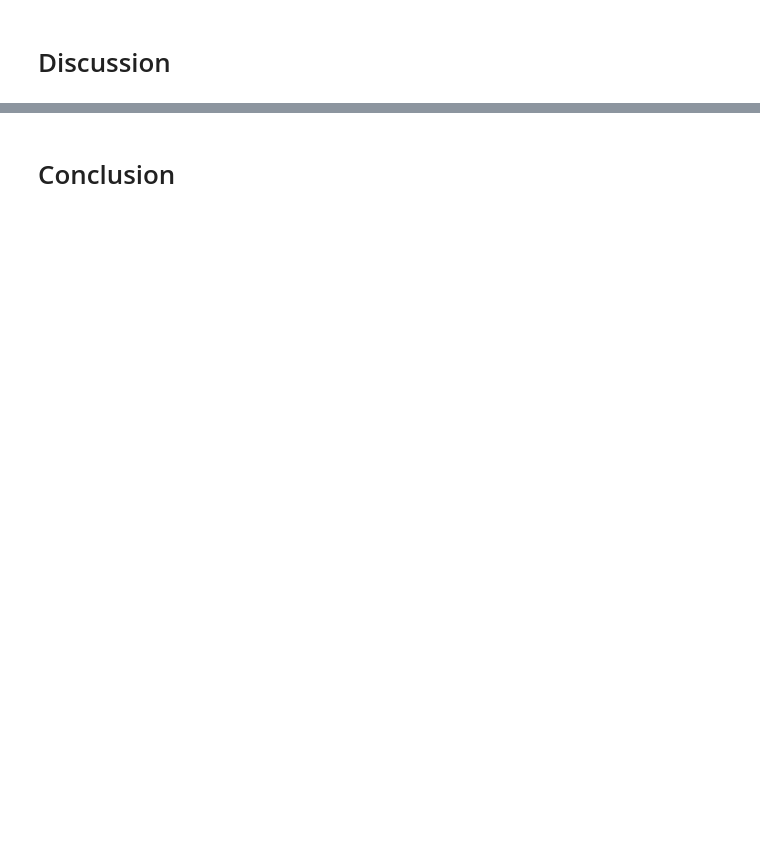
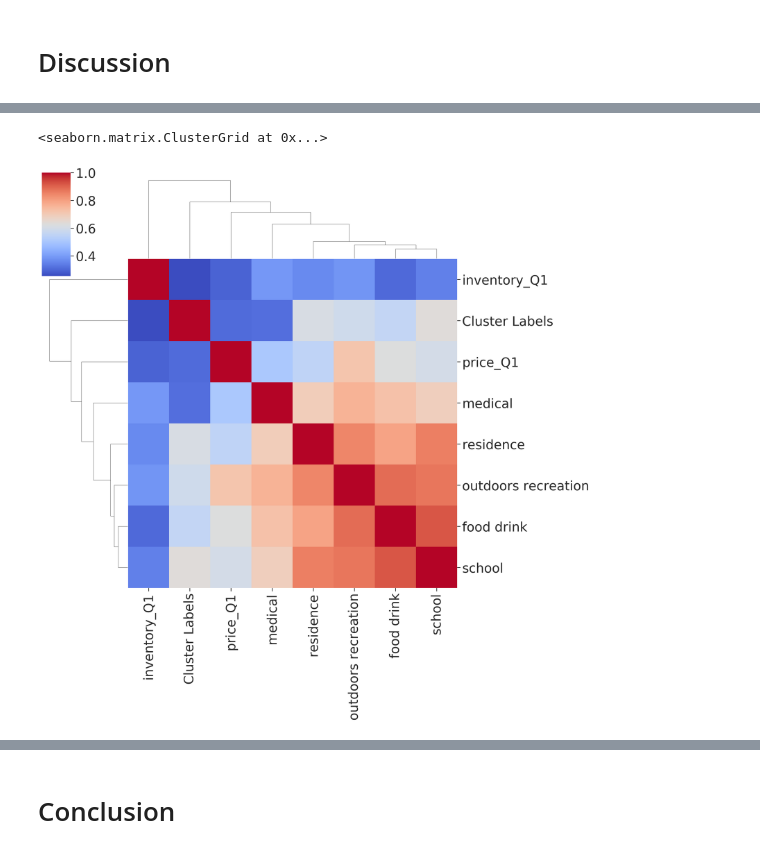
Before and after one commit to Yinying-Lisa/NYC-Venues-and-Real-Estate-Clusters, a Jupyter notebook: Capstone.ipynb, the cells around one changed output, grey strips where cells are left out. Cells and saved outputs as stored; diff of their text form; code cells hidden in the pictures; blank space fills up the shorter version.

```diff
--- a/Capstone.ipynb
+++ b/Capstone.ipynb
@@ -60,0 +736,7 @@ Data downloaded!
+# %%
+sns.clustermap(cluster1[['Cluster Labels','price_Q1',
+                       'inventory_Q1','food drink','school',
+                       'medical','outdoors recreation','residence']].corr(),cmap='coolwarm',figsize=(15,15))
+# %% [output]
+<seaborn.matrix.ClusterGrid at 0x...>
+[figure, added]
```
Also changed, not shown: parts of 114 cells of this notebook, 5 other files.
